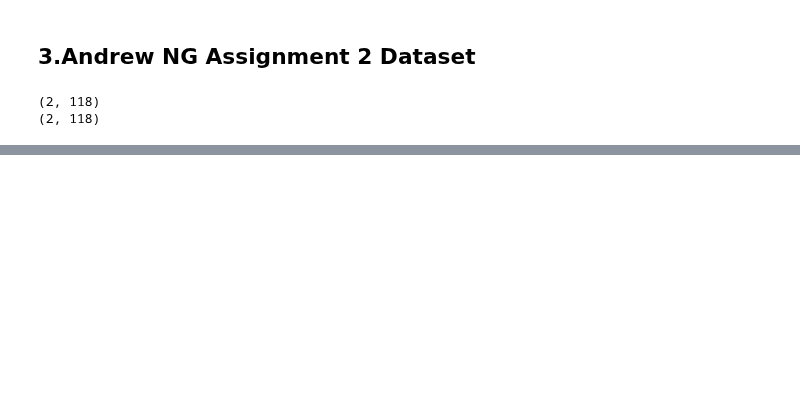
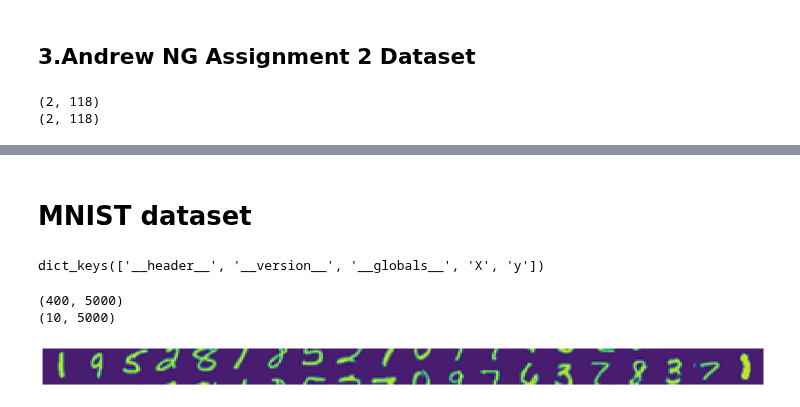
Before and after one commit to mcagriardic/Andrew-NG-Coursera, a Jupyter notebook: ex4/NeuralNetwork_class.ipynb, the cells around one changed output, grey strips where cells are left out. Drawn from its saved outputs; the diff is of its cells as text; code cells hidden in the pictures; blank space fills up the shorter version.

```diff
--- a/ex4/NeuralNetwork_class.ipynb
+++ b/ex4/NeuralNetwork_class.ipynb
@@ -736,0 +576,8 @@ X
+# %% [markdown]
+# MNIST dataset
+# %%
+from scipy.io import loadmat
+data = loadmat('../ex3/data/ex3data1.mat')
+data.keys()
+# %% [output]
+dict_keys(['__header__', '__version__', '__globals__', 'X', 'y'])
@@ -736,0 +589,16 @@ X
+# %%
+print(X.shape)
+print(Y.shape)
+# %% [output]
+(400, 5000)
+(10, 5000)
+# %%
+import matplotlib.pyplot as plt
+
+fig, ax = plt.subplots(figsize=(20,20))
+
+sample = np.random.choice(data["X"].shape[0], 20)
+ax.imshow(data["X"][sample,1:].reshape(-1,20).T)
+ax.axis('off');
+# %% [output]
+[figure, added]
```
Also changed, not shown: parts of 30 cells of this notebook, 4 other files.
